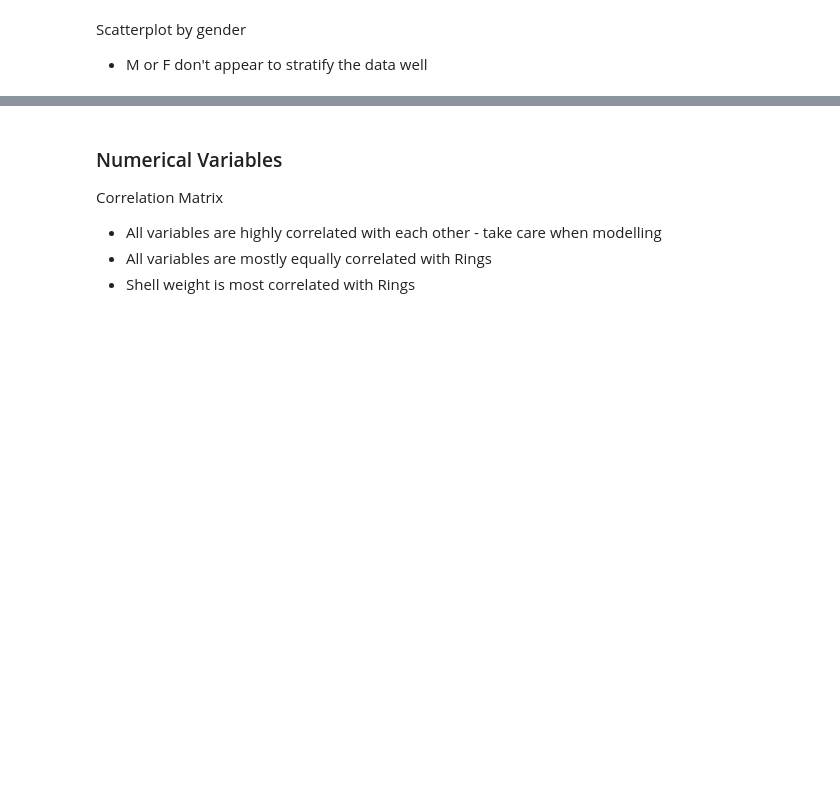
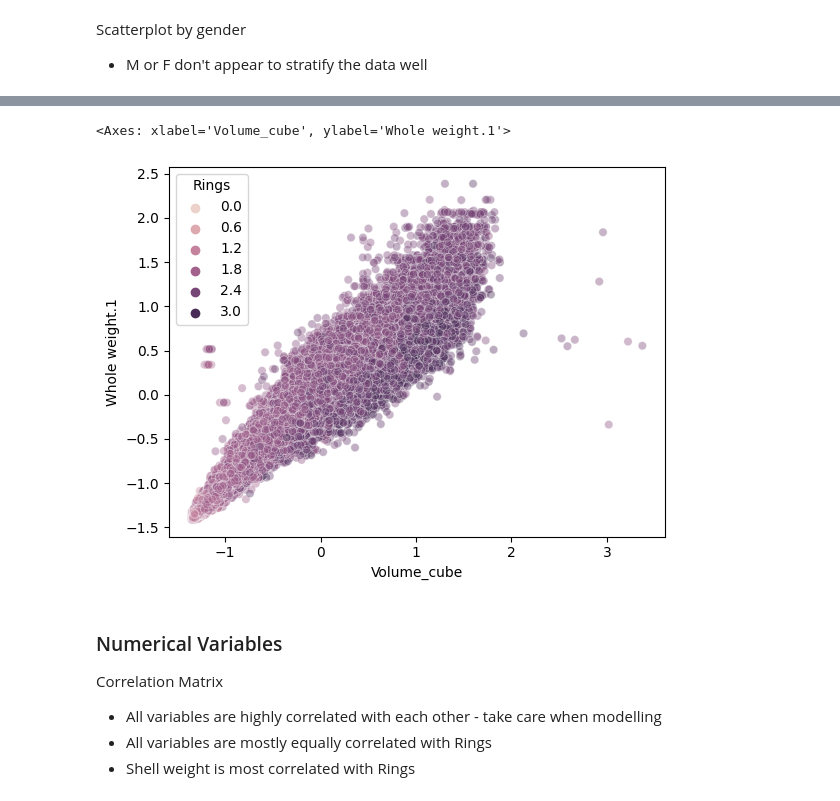
Before and after one commit to stephanie-yz/Kaggle_PG4.04_Abalone, a Jupyter notebook: 02_EDA.ipynb, the cells around one changed output, grey strips where cells are left out. Cells and saved outputs as stored; diff of their text form; code cells hidden in the pictures; blank space fills up the shorter version.

```diff
--- a/02_EDA.ipynb
+++ b/02_EDA.ipynb
@@ -115,3 +116,9 @@ for i, col in enumerate(cols_num):
+# %%
+## check for relationship between density and rings
+sns.scatterplot(data=train, x='Volume_cube', y='Whole weight.1', alpha=0.4, hue='Rings')
+# %% [output]
+<Axes: xlabel='Volume_cube', ylabel='Whole weight.1'>
+[figure, added]
 # %% [markdown]
 ### Numerical Variables
 Correlation Matrix
```
Also changed, not shown: parts of 8 cells of this notebook, 3 other files.
